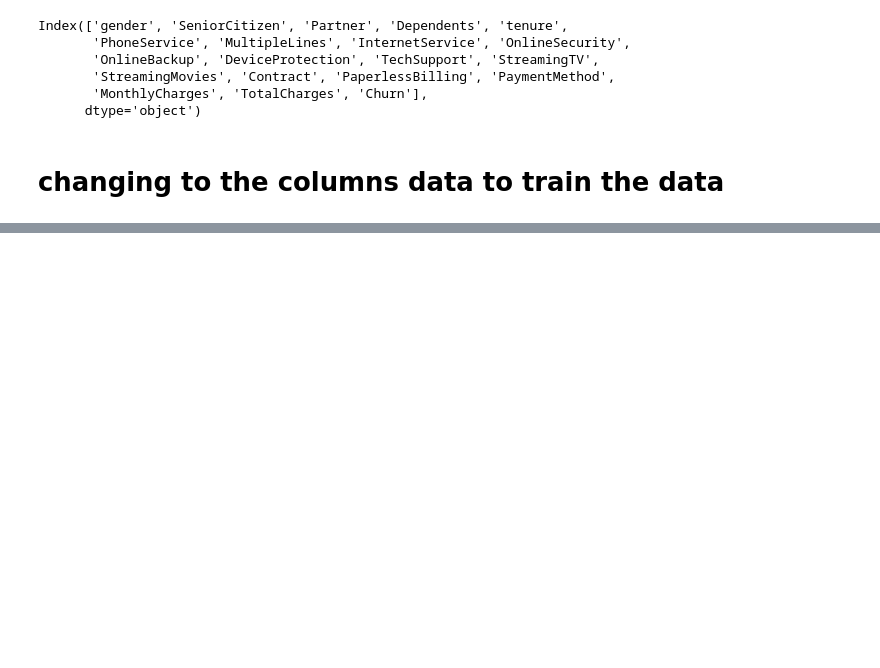
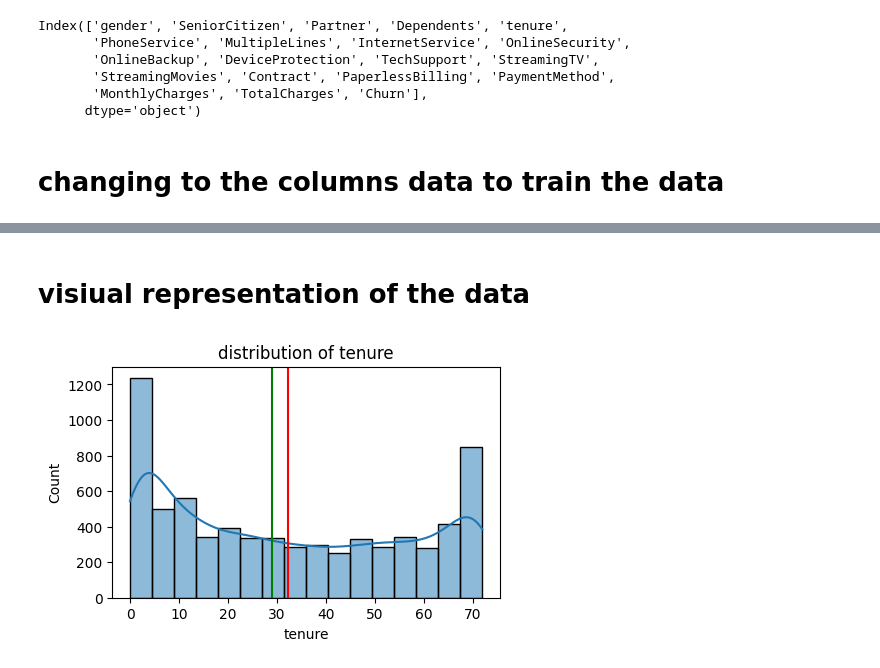
Before and after one commit to adarsh9421/Churn-prediction-system, a Jupyter notebook: churn.ipynb, the cells around one changed output, grey strips where cells are left out. Cells and saved outputs as stored; diff of their text form; code cells hidden in the pictures; blank space fills up the shorter version.

Commit message:
lable encoding and data analysis

```diff
--- a/churn.ipynb
+++ b/churn.ipynb
@@ -97,0 +113,4 @@ Index(['gender', 'SeniorCitizen', 'Partner', 'Dependents', 'tenure',
+# %%
+df["TotalCharges"]=df["TotalCharges"].replace({" ":"0.0"})
+# %%
+df["TotalCharges"]=df["TotalCharges"].astype(float)
@@ -97,0 +156,22 @@ Index(['gender', 'SeniorCitizen', 'Partner', 'Dependents', 'tenure',
+# %% [markdown]
+# visiual representation of the data
+# %%
+def plot_histogram(df,column_name):
+    plt.figure(figsize=(5,3))
+    sns.histplot(df[column_name],kde=True)
+    plt.title(f"distribution of {column_name}")
+
+    # taking mean and median of the column
+
+    col_mean=df[column_name].mean()
+    col_median=df[column_name].median()
+
+    # adding to the graph
+    plt.axvline(col_mean,color="red")
+    plt.axvline(col_median,color="green")
+
+    plt.show()
+# %%
+plot_histogram(df,"tenure")
+# %% [output]
+[figure, added]
```
Also changed, not shown: parts of 16 cells of this notebook.
